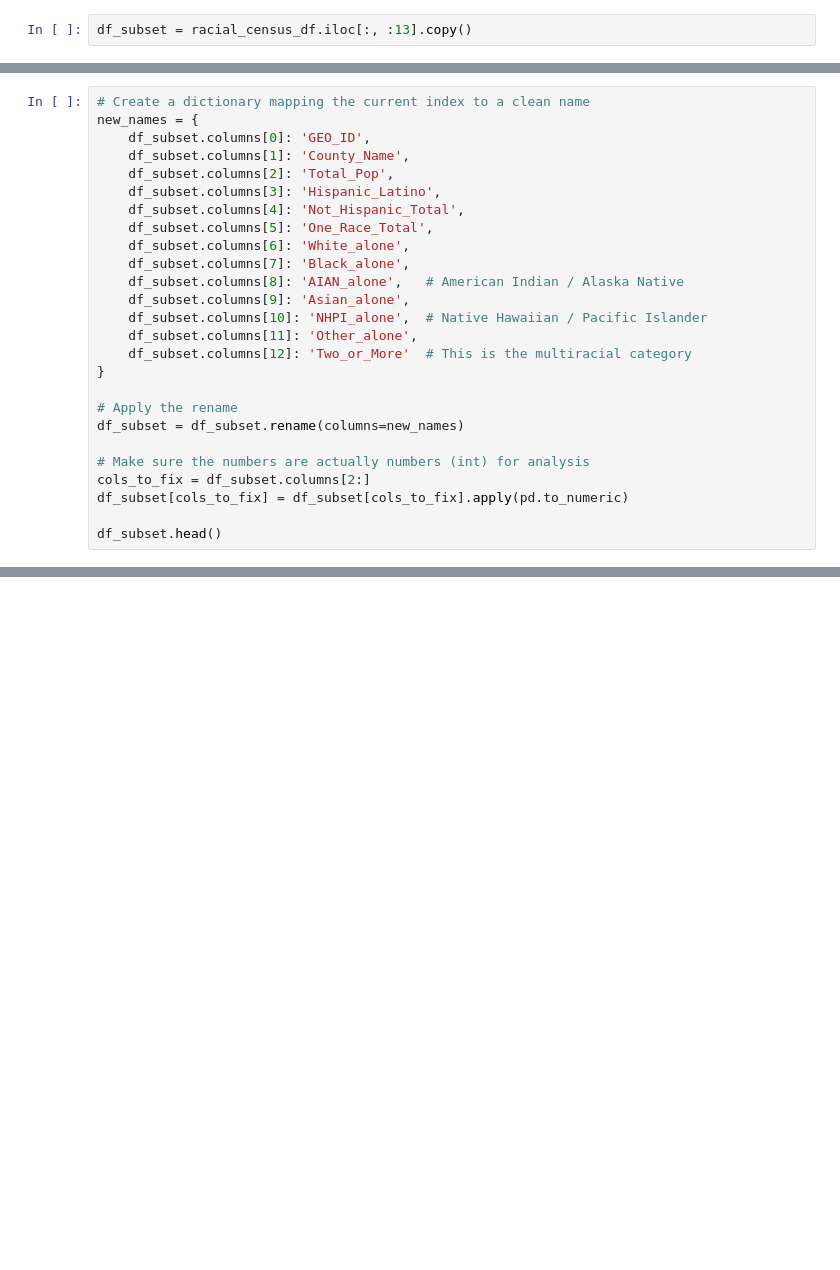
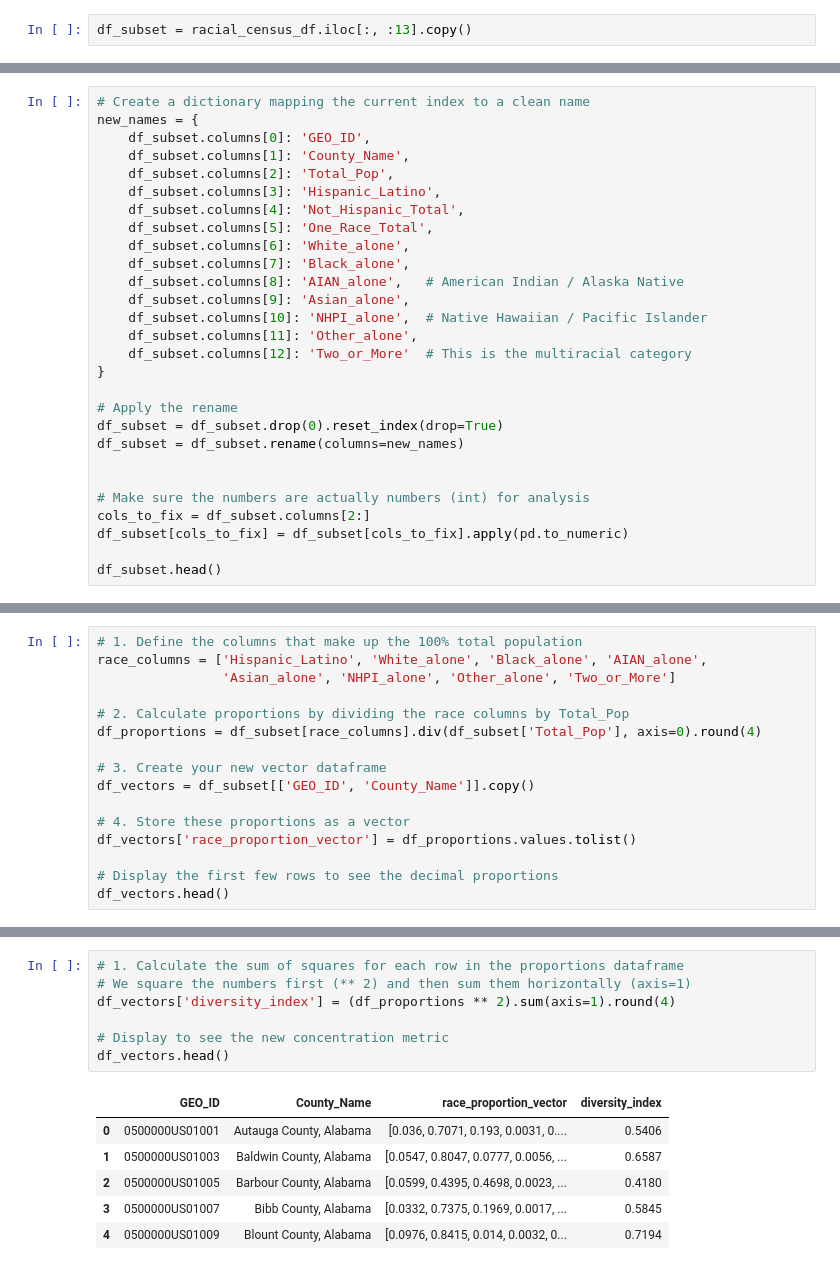
Before and after one commit to davidgarmal/comm3180_S26_G3_Data_Project, a Jupyter notebook: data_analysis/census_county.ipynb, the cells around one changed output, grey strips where cells are left out. Drawn from its saved outputs; the diff is of its cells as text; blank space fills up the shorter version.

Commit message:
diversity index + racial vector

```diff
--- a/data_analysis/census_county.ipynb
+++ b/data_analysis/census_county.ipynb
@@ -58,7 +58,9 @@ new_names = {
 }
 
 # Apply the rename
+df_subset = df_subset.drop(0).reset_index(drop=True)
 df_subset = df_subset.rename(columns=new_names)
+
 
 # Make sure the numbers are actually numbers (int) for analysis
 cols_to_fix = df_subset.columns[2:]
@@ -72,3 +74,19 @@ df_subset.head()
 | 2 | 0500000US01005 | Barbour County, Alabama | 25223 | 1510 | 23713 | 23160 | 11086 | ... |
 | 3 | 0500000US01007 | Bibb County, Alabama | 22293 | 740 | 21553 | 20953 | 16442 | ... |
 | 4 | 0500000US01009 | Blount County, Alabama | 59134 | 5771 | 53363 | 51063 | 49764 | ... |
+# %%
+# 1. Define the columns that make up the 100% total population
+race_columns = ['Hispanic_Latino', 'White_alone', 'Black_alone', 'AIAN_alone',
+                'Asian_alone', 'NHPI_alone', 'Other_alone', 'Two_or_More']
+
+# 2. Calculate proportions by dividing the race columns by Total_Pop
+df_proportions = df_subset[race_columns].div(df_subset['Total_Pop'], axis=0).round(4)
+
+# 3. Create your new vector dataframe
+df_vectors = df_subset[['GEO_ID', 'County_Name']].copy()
+
+# 4. Store these proportions as a vector
+df_vectors['race_proportion_vector'] = df_proportions.values.tolist()
+
+# Display the first few rows to see the decimal proportions
+df_vectors.head()
@@ -74,0 +100,14 @@ df_subset.head()
+# %%
+# 1. Calculate the sum of squares for each row in the proportions dataframe
+# We square the numbers first (** 2) and then sum them horizontally (axis=1)
+df_vectors['diversity_index'] = (df_proportions ** 2).sum(axis=1).round(4)
+
+# Display to see the new concentration metric
+df_vectors.head()
+# %% [output]
+|  | GEO_ID | County_Name | race_proportion_vector | diversity_index |
+| 0 | 0500000US01001 | Autauga County, Alabama | [0.036, 0.7071, 0.193, 0.0031, 0.... | 0.5406 |
+| 1 | 0500000US01003 | Baldwin County, Alabama | [0.0547, 0.8047, 0.0777, 0.0056, ... | 0.6587 |
+| 2 | 0500000US01005 | Barbour County, Alabama | [0.0599, 0.4395, 0.4698, 0.0023, ... | 0.4180 |
+| 3 | 0500000US01007 | Bibb County, Alabama | [0.0332, 0.7375, 0.1969, 0.0017, ... | 0.5845 |
+| 4 | 0500000US01009 | Blount County, Alabama | [0.0976, 0.8415, 0.014, 0.0032, 0... | 0.7194 |
```
Also changed, not shown: parts of 2 cells of this notebook.
